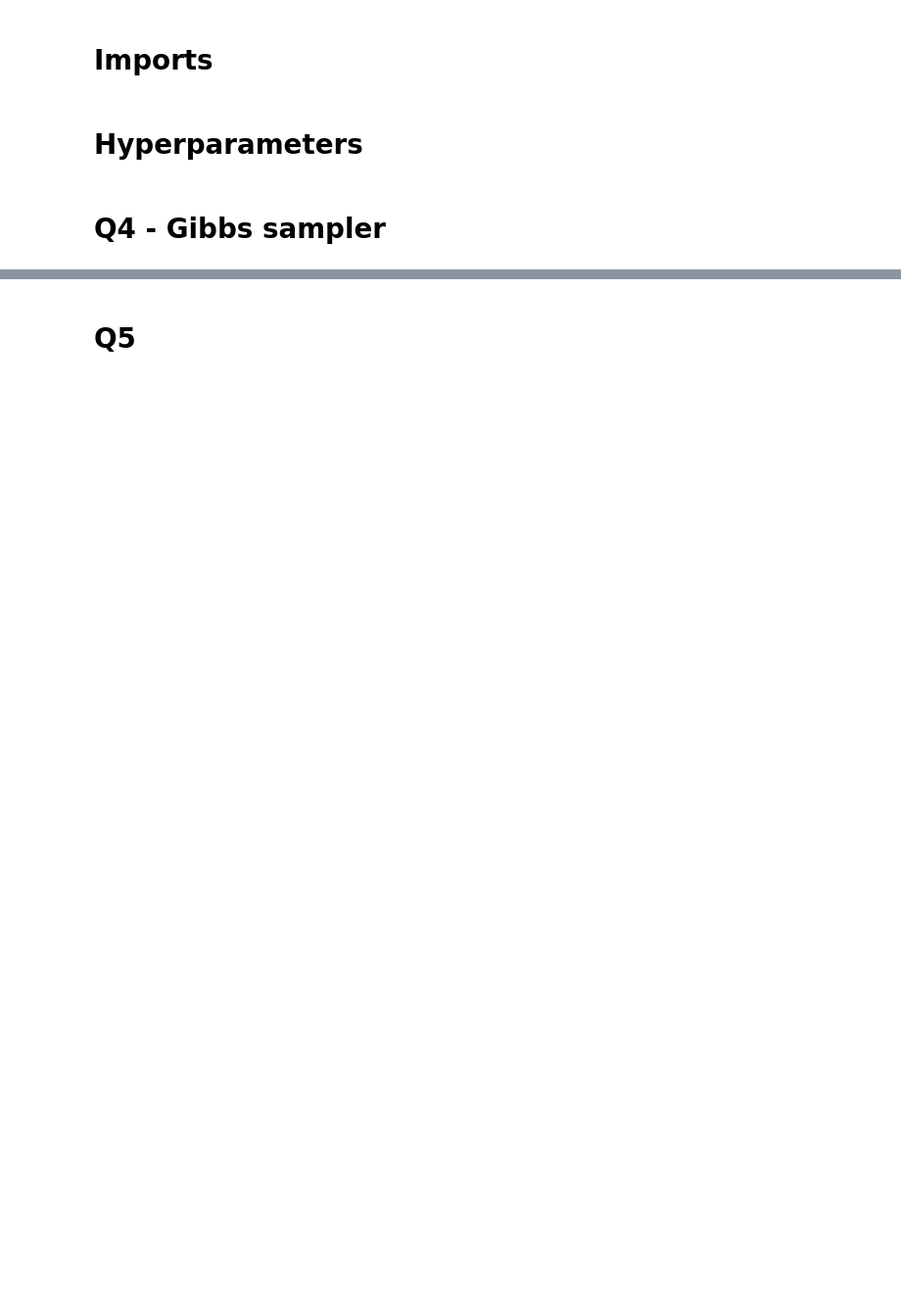
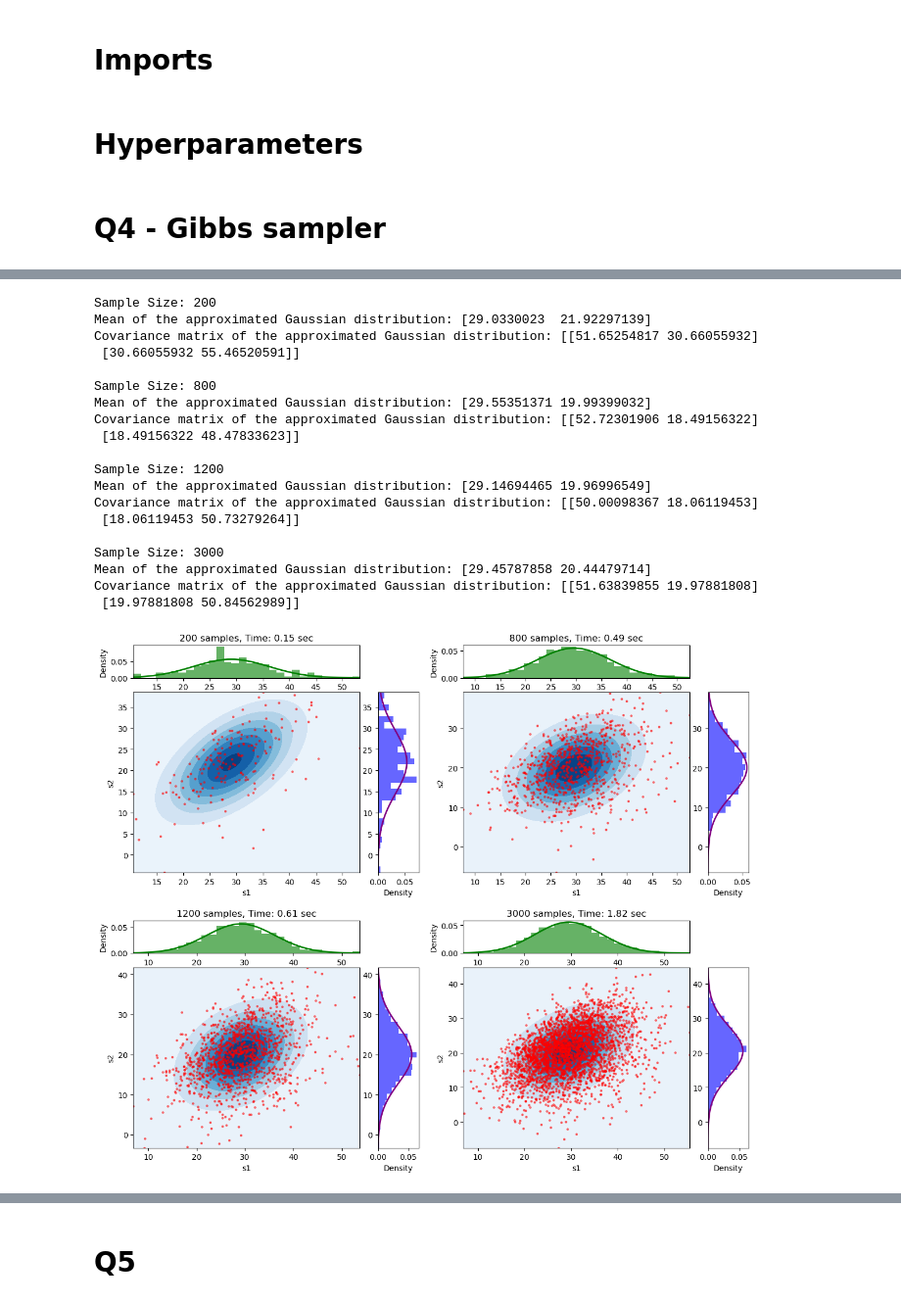
Before and after one commit to moniba-ravan/ranking-system, a Jupyter notebook: runme.ipynb, the cells around one changed output, grey strips where cells are left out. Shown at 98% size. Drawn from its saved outputs; the diff is of its cells as text; code cells hidden in the pictures; blank space fills up the shorter version.

```diff
--- a/runme.ipynb
+++ b/runme.ipynb
@@ -78,0 +216,79 @@ def gibbs_sampler(mu_1, sigma_1, mu_2, sigma_2 ,y, iterations):
+# %%
+import numpy as np
+import matplotlib.pyplot as plt
+from scipy.stats import multivariate_normal, norm
+import time
+
+sample_sizes = [200, 800, 1200, 3000]
+# sample_sizes = [iterations * i for i in range(1, 5)]
+#sample_sizes = [iterations * i**2 for i in range(1, 5)]
+
+# Create a figure with 2x2 subplots
+fig1, axes1 = plt.subplots(2, 2, figsize=(12, 10))  # For 1&2 in first row, 3&4 in second row
+
+# Loop through your own sample sizes (for demonstration, using the same data multiple times)
+#sample_sizes = [100, 500, 1000, 5000]  # Modify this as needed to match your data
+for i, num_samples in enumerate(sample_sizes):
+    # Measure the time taken to generate the samples (or just simulate this if you're using pre-existing data)
+    start_time = time.time()
+
+    # For your own data, simply subset or repeat it if needed
+    #samples = samples_own[:num_samples]
+    samples = gibbs_sampler(mu_1, sigma_1, mu_2, sigma_2, y=1, iterations=num_samples)
+
+    # Extract s1, s2, and t from the samples
+    s_1_samples, s_2_samples, t_samples = samples[:, 0], samples[:, 1], samples[:, 2]
+
+    # Apply burn-in to remove the initial samples
+    #burn_in = int(0.1 * num_samples)
+    s_1_filtered = s_1_samples[burn_in:]
+    s_2_filtered = s_2_samples[burn_in:]
+
+    # Combine filtered s1 and s2 into a single array
+    skills_filtered = np.column_stack((s_1_filtered, s_2_filtered))
+
+    # Measure elapsed time for generating samples
+    elapsed_time = time.time() - start_time
+
+    # Determine which subplot to use based on index
+    row, col = divmod(i, 2)  # Row and column index (0 or 1)
+    ax_contour = axes1[row, col]  # Use the correct subplot
+
+    # Set up the shared axes for the histograms with more padding for spacing
+    ax_histx = axes1[row, col].inset_axes([0, 1.08, 1, 0.18], transform=axes1[row, col].transAxes)  # Top histogram for s1
+    ax_histy = axes1[row, col].inset_axes([1.08, 0, 0.18, 1], transform=axes1[row, col].transAxes)  # Right histogram for s2
+
+    # Call the plotting function to display the results in this subplot
+    plot_gaussian_with_histograms(ax_contour, ax_histx, ax_histy, skills_filtered, num_samples, elapsed_time)
+
+    gaussian_dist = gaussian_approximation(skills_filtered)
+    # Print the mean and covariance of the approximated Gaussian distribution
+    print("Sample Size:", num_samples)
+    print("Mean of the approximated Gaussian distribution:", gaussian_dist.mean)
+    print("Covariance matrix of the approximated Gaussian distribution:", gaussian_dist.cov)
+    print()
+
+# Adjust layout and show the combined figure with two sets of plots (2x2 grid)
+plt.tight_layout()
+plt.show()
+# %% [output]
+Sample Size: 200
+Mean of the approximated Gaussian distribution: [29.0330023  21.92297139]
+Covariance matrix of the approximated Gaussian distribution: [[51.65254817 30.66055932]
+ [30.66055932 55.46520591]]
+
+Sample Size: 800
+Mean of the approximated Gaussian distribution: [29.55351371 19.99399032]
+Covariance matrix of the approximated Gaussian distribution: [[52.72301906 18.49156322]
+ [18.49156322 48.47833623]]
+
+Sample Size: 1200
+Mean of the approximated Gaussian distribution: [29.14694465 19.96996549]
+Covariance matrix of the approximated Gaussian distribution: [[50.00098367 18.06119453]
+ [18.06119453 50.73279264]]
+
+Sample Size: 3000
+Mean of the approximated Gaussian distribution: [29.45787858 20.44479714]
+Covariance matrix of the approximated Gaussian distribution: [[51.63839855 19.97881808]
+ [19.97881808 50.84562989]]
+[figure, added]
```
Also changed, not shown: parts of 23 cells of this notebook.
